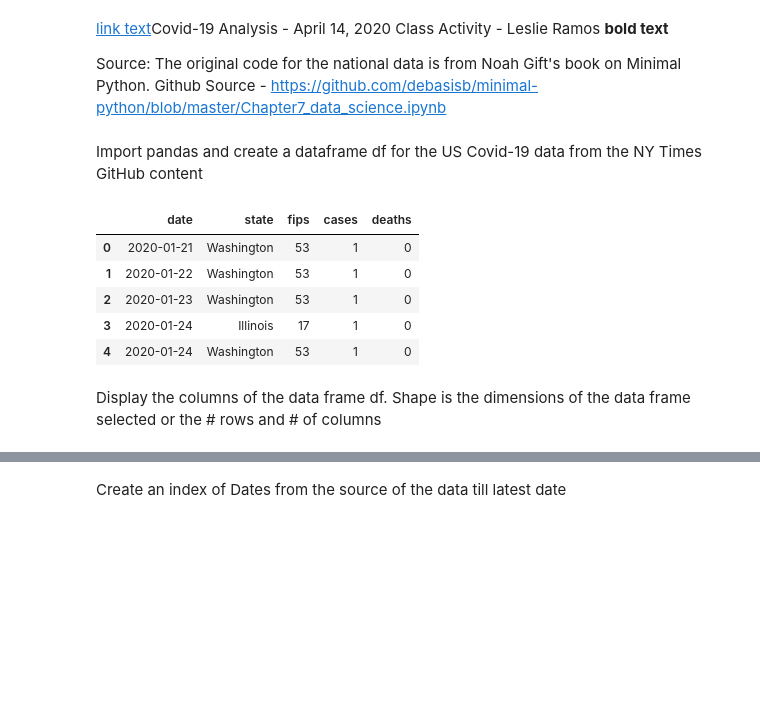
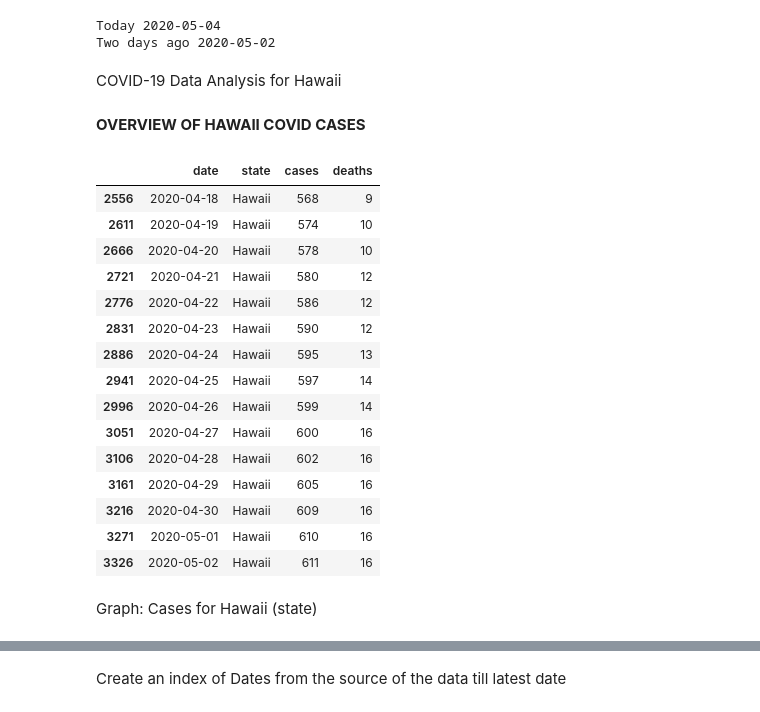
Before and after one commit to leslieshanecr/covid-19-Hawaii, a Jupyter notebook: Copy_of_Covid_19_Hawaii.ipynb, the cells around one changed output, grey strips where cells are left out. Cells and saved outputs as stored; diff of their text form; code cells hidden in the pictures; blank space fills up the shorter version.

```diff
--- a/Copy_of_Covid_19_Hawaii.ipynb
+++ b/Copy_of_Covid_19_Hawaii.ipynb
@@ -1,22 +1,41 @@
 # %% [markdown]
 <a href="https://colab.research.google.com/github/leslieshanecr/covid-19-Hawaii/blob/myOwn/Copy_of_Covid_19_Hawaii.ipynb" target="_parent"><img src="https://colab.research.google.com/assets/colab-badge.svg" alt="Open In Colab"/></a>
-# %% [markdown]
-[link text](https://)Covid-19 Analysis - April 14, 2020 Class Activity - Leslie Ramos
-**bold text**
-
-Source: The original code for the national data is from Noah Gift's book on Minimal Python. Github Source - https://github.com/debasisb/minimal-python/blob/master/Chapter7_data_science.ipynb
-# %% [markdown]
-Import pandas and create a dataframe df for the US Covid-19 data from the NY Times GitHub content
+# %%
+from datetime import date, timedelta
+today = date.today()
+daybefore = today - timedelta(days = 2)
+print(f"Today {today}")
+print(f"Two days ago {daybefore}")
+# %% [output]
+Today 2020-05-04
+Two days ago 2020-05-02
+# %% [markdown]
+COVID-19 Data Analysis for Hawaii
+# %% [markdown]
+
+
+**OVERVIEW OF HAWAII COVID CASES**
 # %%
 import pandas as pd
 df = pd.read_csv("https://raw.githubusercontent.com/nytimes/covid-19-data/master/us-states.csv")
-df.head(10)
+Hawaii_df = df[df["state"] == "Hawaii"].drop(columns="fips")
+Hawaii_df.tail(15)
 # %% [output]
-|  | date | state | fips | cases | deaths |
-| 0 | 2020-01-21 | Washington | 53 | 1 | 0 |
-| 1 | 2020-01-22 | Washington | 53 | 1 | 0 |
-| 2 | 2020-01-23 | Washington | 53 | 1 | 0 |
-| 3 | 2020-01-24 | Illinois | 17 | 1 | 0 |
-| 4 | 2020-01-24 | Washington | 53 | 1 | 0 |
+|  | date | state | cases | deaths |
+| 2556 | 2020-04-18 | Hawaii | 568 | 9 |
+| 2611 | 2020-04-19 | Hawaii | 574 | 10 |
+| 2666 | 2020-04-20 | Hawaii | 578 | 10 |
+| 2721 | 2020-04-21 | Hawaii | 580 | 12 |
+| 2776 | 2020-04-22 | Hawaii | 586 | 12 |
+| 2831 | 2020-04-23 | Hawaii | 590 | 12 |
+| 2886 | 2020-04-24 | Hawaii | 595 | 13 |
+| 2941 | 2020-04-25 | Hawaii | 597 | 14 |
+| 2996 | 2020-04-26 | Hawaii | 599 | 14 |
+| 3051 | 2020-04-27 | Hawaii | 600 | 16 |
+| 3106 | 2020-04-28 | Hawaii | 602 | 16 |
+| 3161 | 2020-04-29 | Hawaii | 605 | 16 |
+| 3216 | 2020-04-30 | Hawaii | 609 | 16 |
+| 3271 | 2020-05-01 | Hawaii | 610 | 16 |
+| 3326 | 2020-05-02 | Hawaii | 611 | 16 |
-# %% [markdown]
-Display the columns of the data frame df. Shape is the dimensions of the data frame selected or the # rows and # of columns
+# %% [markdown]
+Graph: Cases for Hawaii (state)
```
Also changed, not shown: parts of 20 cells of this notebook.
